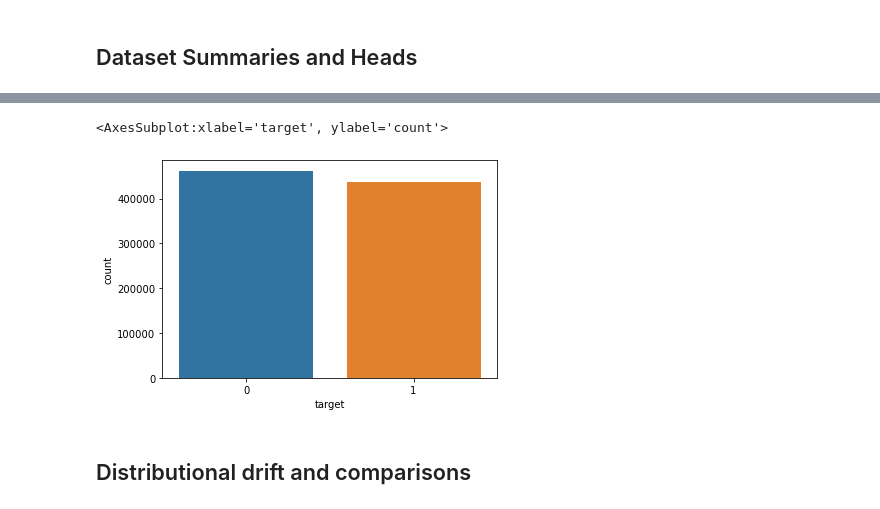
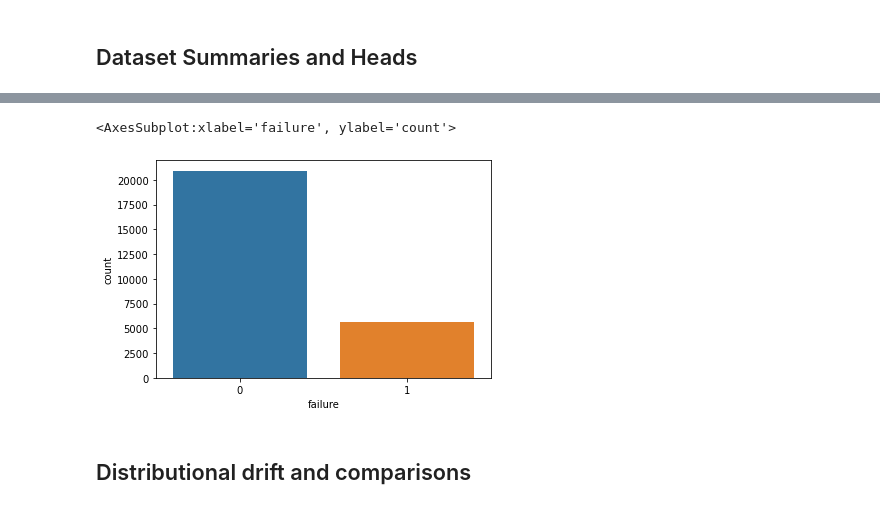
Before and after one commit to butlerc9/kaggle-aug-2022-playground, a Jupyter notebook: notebooks/01_EDA_Template.ipynb, the cells around one changed output, grey strips where cells are left out. Cells and saved outputs as stored; diff of their text form; code cells hidden in the pictures.

```diff
--- a/notebooks/01_EDA_Template.ipynb
+++ b/notebooks/01_EDA_Template.ipynb
@@ -99,11 +163,13 @@ missing_train_data
 # %%
 # checking target variable percentage
-sns.countplot(x="target", data=train_data)
-#sns.countplot(x="target", data=test_data)
-#sns.countplot(x="target", data=sample)
+sns.countplot(x="failure", data=train_data)
+#sns.countplot(x="failure", data=test_data)
+#sns.countplot(x="failure", data=sample)
+
+# this is a class imbalance problem
 # %% [output]
-<AxesSubplot:xlabel='target', ylabel='count'>
+<AxesSubplot:xlabel='failure', ylabel='count'>
-[figure, old version]
+[figure, new version]
 # %% [markdown]
 ## Distributional drift and comparisons
 # %%
```
Also changed, not shown: parts of 21 cells of this notebook, 2 other files.
